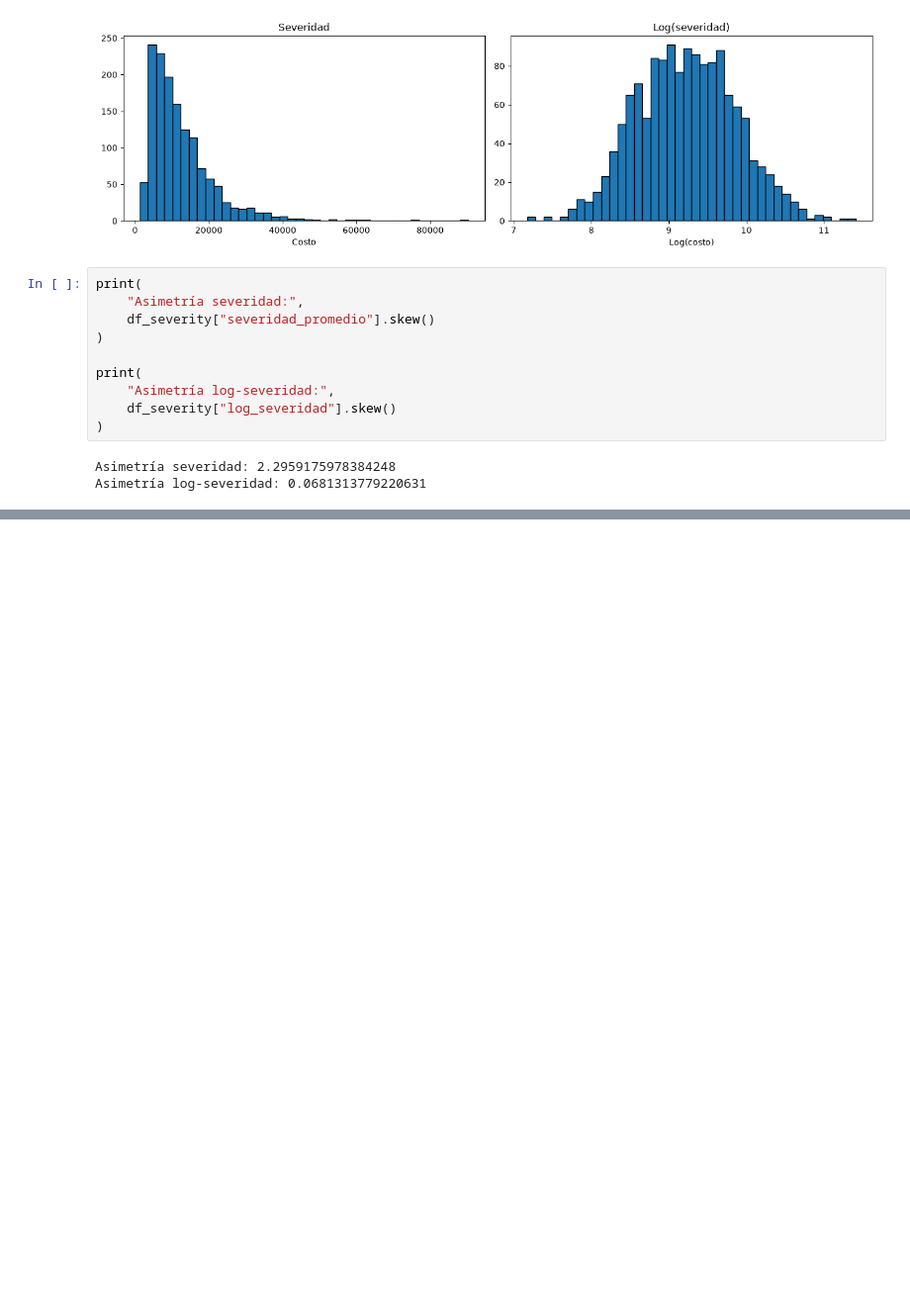
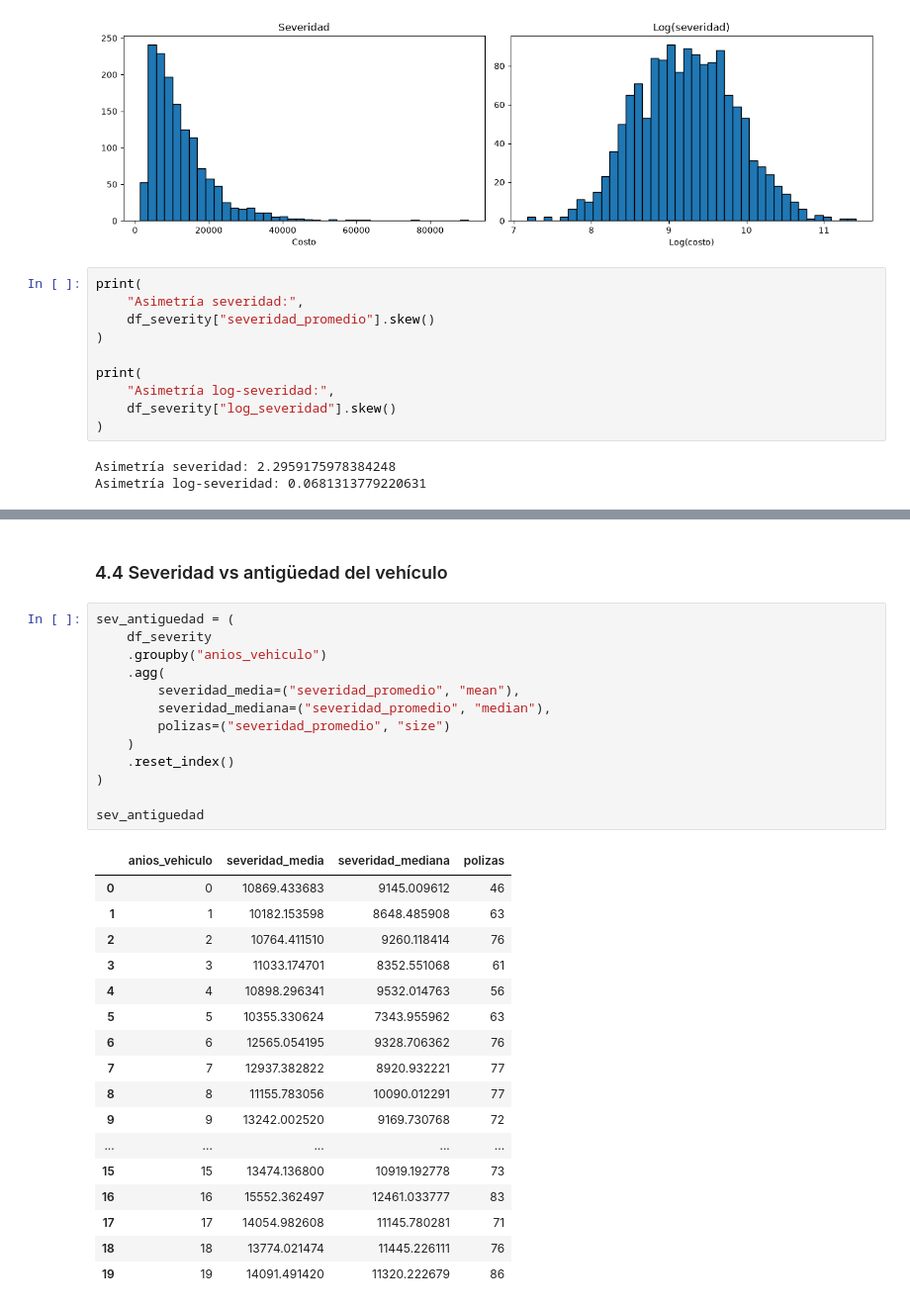
Before and after one commit to ActuarioDereckFuzz/Modelos_estadisticosvsMLvsDeep-Learning, a Jupyter notebook: notebooks/02_eda.ipynb, the cells around one changed output, grey strips where cells are left out. Shown at 99% size. Drawn from its saved outputs; the diff is of its cells as text; blank space fills up the shorter version.

```diff
--- a/notebooks/02_eda.ipynb
+++ b/notebooks/02_eda.ipynb
@@ -1045,0 +1128,33 @@ Asimetría log-severidad: 0.0681313779220631
+# %% [markdown]
+### 4.4 Severidad vs antigüedad del vehículo
+# %%
+sev_antiguedad = (
+    df_severity
+    .groupby("anios_vehiculo")
+    .agg(
+        severidad_media=("severidad_promedio", "mean"),
+        severidad_mediana=("severidad_promedio", "median"),
+        polizas=("severidad_promedio", "size")
+    )
+    .reset_index()
+)
+
+sev_antiguedad
+# %% [output]
+|  | anios_vehiculo | severidad_media | severidad_mediana | polizas |
+| 0 | 0 | 10869.433683 | 9145.009612 | 46 |
+| 1 | 1 | 10182.153598 | 8648.485908 | 63 |
+| 2 | 2 | 10764.411510 | 9260.118414 | 76 |
+| 3 | 3 | 11033.174701 | 8352.551068 | 61 |
+| 4 | 4 | 10898.296341 | 9532.014763 | 56 |
+| 5 | 5 | 10355.330624 | 7343.955962 | 63 |
+| 6 | 6 | 12565.054195 | 9328.706362 | 76 |
+| 7 | 7 | 12937.382822 | 8920.932221 | 77 |
+| 8 | 8 | 11155.783056 | 10090.012291 | 77 |
+| 9 | 9 | 13242.002520 | 9169.730768 | 72 |
+| ... | ... | ... | ... | ... |
+| 15 | 15 | 13474.136800 | 10919.192778 | 73 |
+| 16 | 16 | 15552.362497 | 12461.033777 | 83 |
+| 17 | 17 | 14054.982608 | 11145.780281 | 71 |
+| 18 | 18 | 13774.021474 | 11445.226111 | 76 |
+| 19 | 19 | 14091.491420 | 11320.222679 | 86 |
```
Also changed, not shown: parts of 7 cells of this notebook.
